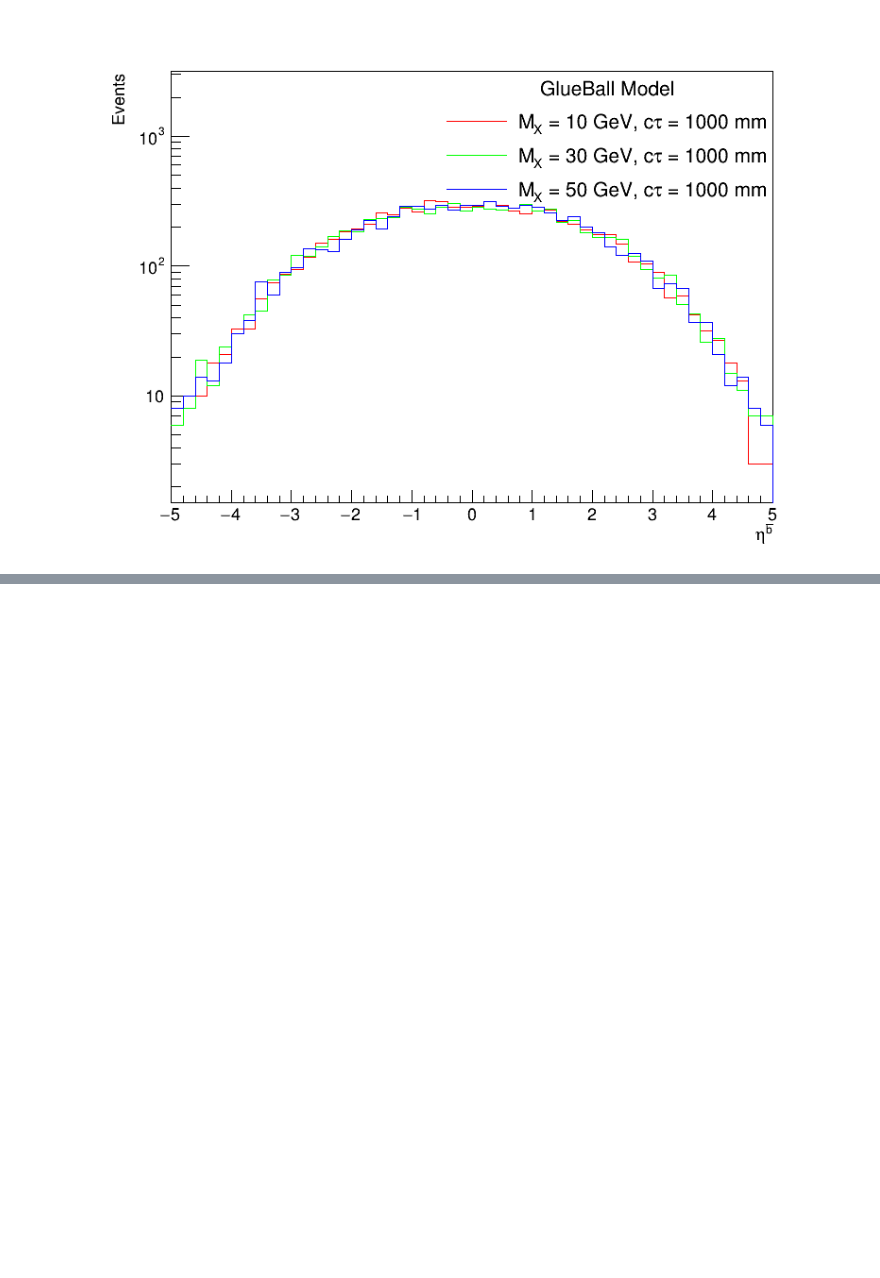
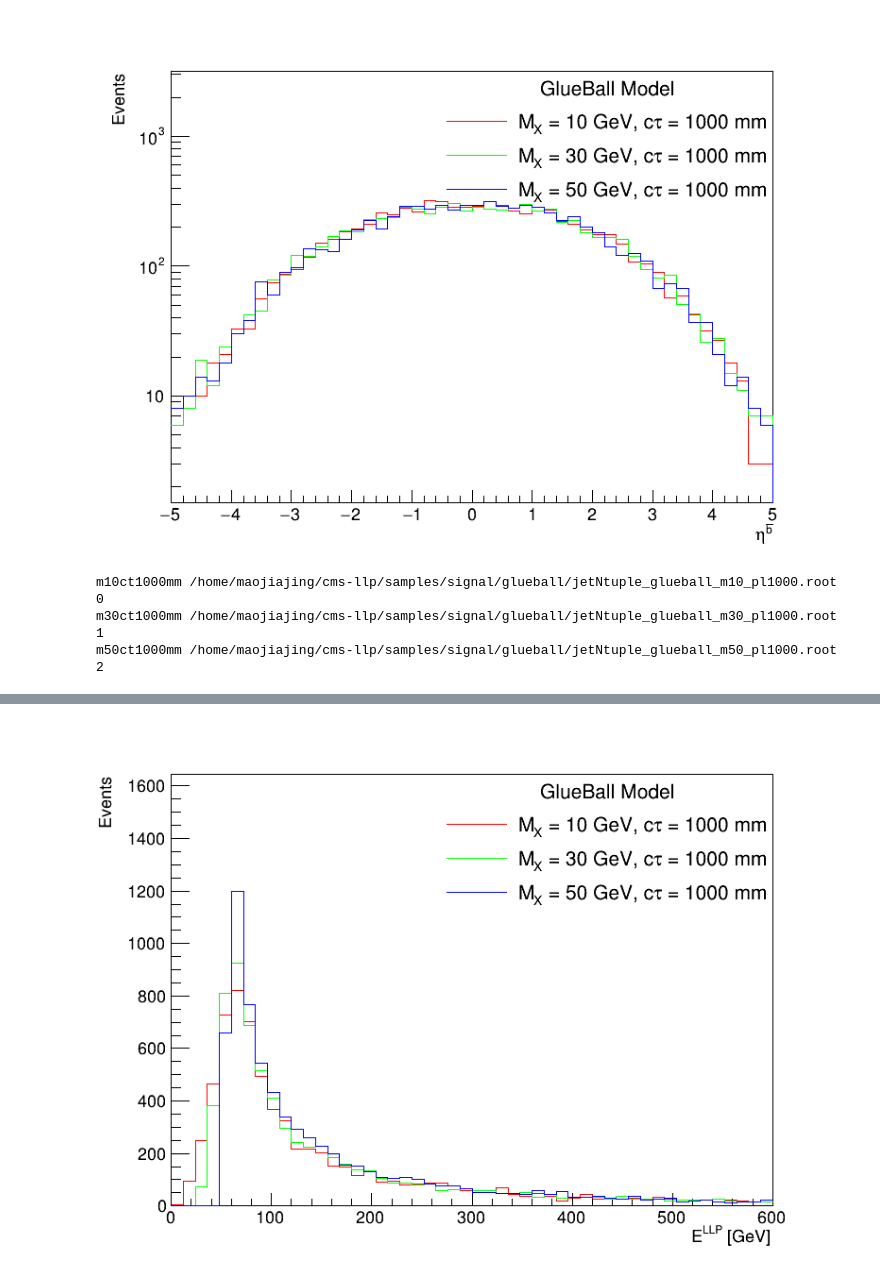
Before and after one commit to cms-lpc-llp/delayed_jet_analyzer, a Jupyter notebook: plot_scripts/Plot_for_GlueBall_Different_Mass.ipynb, the cells around one changed output, grey strips where cells are left out. Saved outputs shown, nothing was run; the diff lists cells and outputs as text; code cells hidden in the pictures; blank space fills up the shorter version.

```diff
--- a/plot_scripts/Plot_for_GlueBall_Different_Mass.ipynb
+++ b/plot_scripts/Plot_for_GlueBall_Different_Mass.ipynb
@@ -1674,10 +1678,11 @@ for k,v in fpath.iteritems():
     #for pid,pt,eta,phi,e in zip(ten_gen_var['gParticleId'],ten_gen_var['gParticlePt'],ten_gen_var['gParticleEta'],ten_gen_var['gParticlePhi'],ten_gen_var['gParticleE']):
         #print pid, pt, eta
         #print [y if x == 5 else -1 for x,y in zip(pid,pt)]
-    h['llp_e'+str(k)] = create_TH1D(llp_e, axis_title=['E^{LLP} [GeV]', 'Events'], name='', binning=[50,0,5000])
+    h['llp_e'+str(k)] = create_TH1D(llp_e, axis_title=['E^{LLP} [GeV]', 'Events'], name='', binning=[50,0,600])
     h['llp_e'+str(k)].SetLineColor(cnt+2)
     h['llp_e'+str(k)].SetStats(0)
-    h['llp_e'+str(k)].SetMaximum(10*h['llp_e'+str(k)].GetMaximum())
+    #h['llp_e'+str(k)].SetMaximum(10*h['llp_e'+str(k)].GetMaximum())
+    h['llp_e'+str(k)].SetMaximum(2*h['llp_e'+str(k)].GetMaximum())
     h['llp_e'+str(k)].Draw('same')
 
 
@@ -1687,6 +1692,10 @@ for k,v in fpath.iteritems():
 
 #c.SetTitle('LLP_#eta')
 legall.Draw('same')
-c.SetLogy()
+#c.SetLogy()
 c.Draw()
 c.SaveAs(headout_dir+'/LLP_e.png')
+# %% [output]
+m10ct1000mm /home/maojiajing/cms-llp/samples/signal/glueball/jetNtuple_glueball_m10_pl1000.root 0
+m30ct1000mm /home/maojiajing/cms-llp/samples/signal/glueball/jetNtuple_glueball_m30_pl1000.root 1
+m50ct1000mm /home/maojiajing/cms-llp/samples/signal/glueball/jetNtuple_glueball_m50_pl1000.root 2
@@ -1692,0 +1704 @@ c.SaveAs(headout_dir+'/LLP_e.png')
+[figure, added]
```
Also changed, not shown: parts of 8 cells of this notebook, 1 other file.
